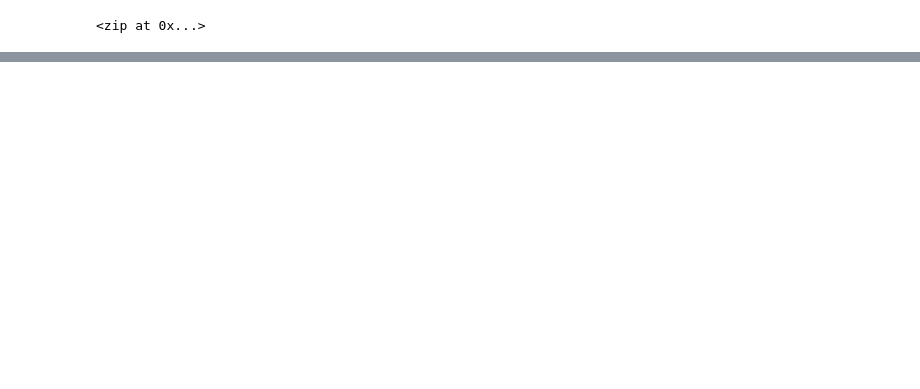
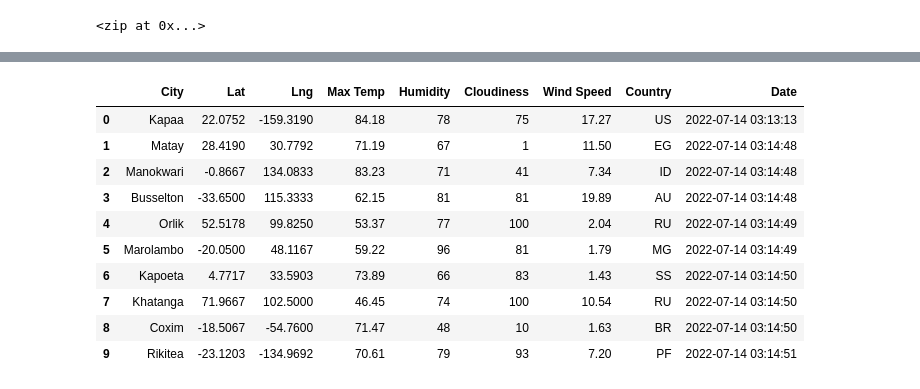
Before and after one commit to mcgibbenyd1/World_Weather_Analysis, a Jupyter notebook: WeatherPy.ipynb, the cells around one changed output, grey strips where cells are left out. Drawn from its saved outputs; the diff is of its cells as text; code cells hidden in the pictures; blank space fills up the shorter version.

```diff
--- a/WeatherPy.ipynb
+++ b/WeatherPy.ipynb
@@ -53,0 +63,3 @@ len(cities)
+# %%
+# Starting URL for Weather Map API Call.
+url = "http://api.openweathermap.org/data/2.5/weather?units=Imperial&APPID=" + weather_api_key
@@ -53,0 +146,16 @@ len(cities)
+# %%
+# Convert the array of dictionaries to a Pandas DataFrame.
+city_data_df = pd.DataFrame(city_data)
+city_data_df.head(10)
+# %% [output]
+|  | City | Lat | Lng | Max Temp | Humidity | Cloudiness | Wind Speed | Country | Date |
+| 0 | Kapaa | 22.0752 | -159.3190 | 84.18 | 78 | 75 | 17.27 | US | 2022-07-14 03:13:13 |
+| 1 | Matay | 28.4190 | 30.7792 | 71.19 | 67 | 1 | 11.50 | EG | 2022-07-14 03:14:48 |
+| 2 | Manokwari | -0.8667 | 134.0833 | 83.23 | 71 | 41 | 7.34 | ID | 2022-07-14 03:14:48 |
+| 3 | Busselton | -33.6500 | 115.3333 | 62.15 | 81 | 81 | 19.89 | AU | 2022-07-14 03:14:48 |
+| 4 | Orlik | 52.5178 | 99.8250 | 53.37 | 77 | 100 | 2.04 | RU | 2022-07-14 03:14:49 |
+| 5 | Marolambo | -20.0500 | 48.1167 | 59.22 | 96 | 81 | 1.79 | MG | 2022-07-14 03:14:49 |
+| 6 | Kapoeta | 4.7717 | 33.5903 | 73.89 | 66 | 83 | 1.43 | SS | 2022-07-14 03:14:50 |
+| 7 | Khatanga | 71.9667 | 102.5000 | 46.45 | 74 | 100 | 10.54 | RU | 2022-07-14 03:14:50 |
+| 8 | Coxim | -18.5067 | -54.7600 | 71.47 | 48 | 10 | 1.63 | BR | 2022-07-14 03:14:50 |
+| 9 | Rikitea | -23.1203 | -134.9692 | 70.61 | 79 | 93 | 7.20 | PF | 2022-07-14 03:14:51 |
```
Also changed, not shown: parts of 6 cells of this notebook, 2 other files.
